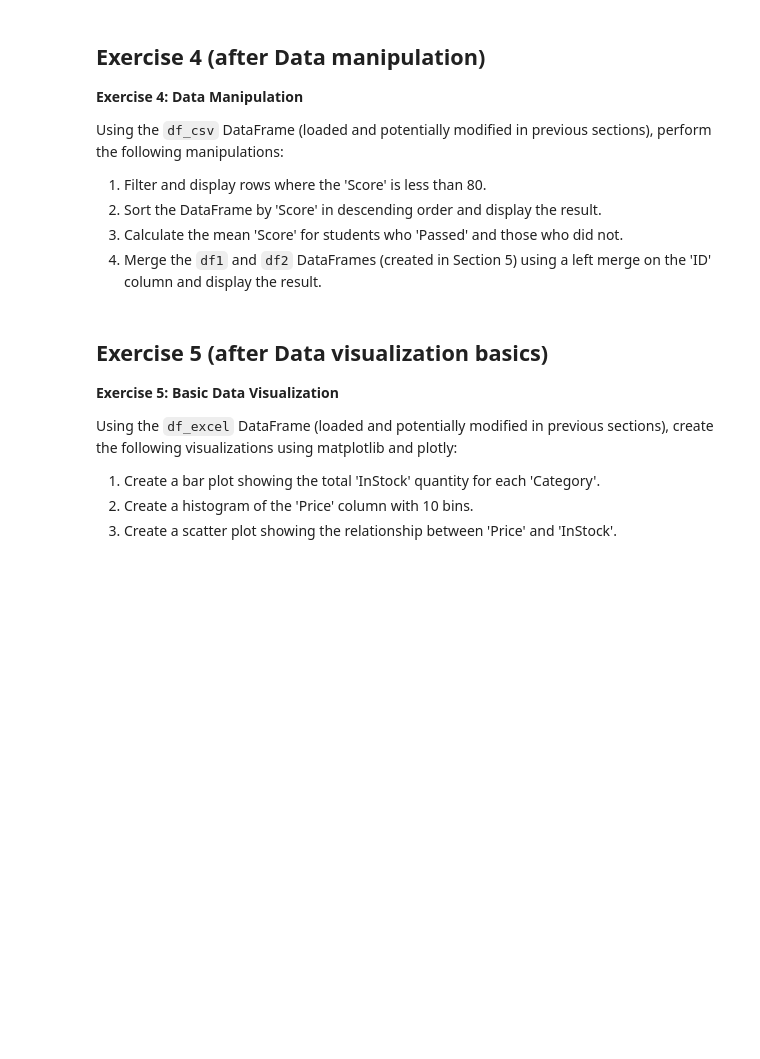
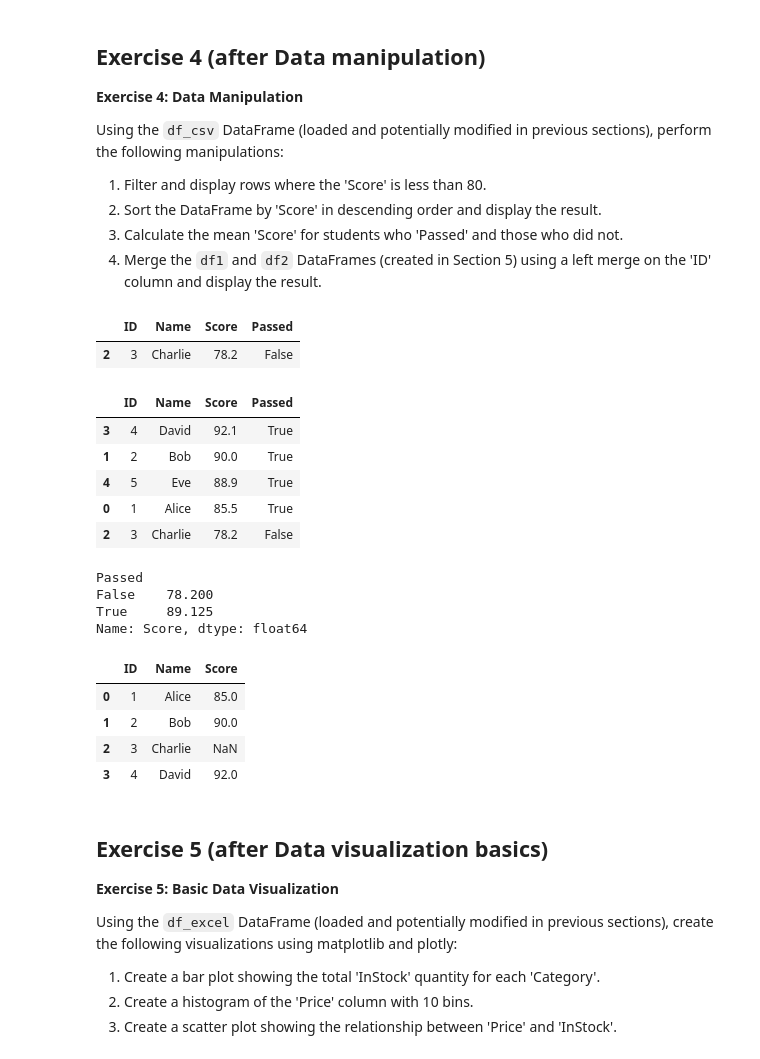
Before and after one commit to c22emigr/pythonfordatascience, a Jupyter notebook: Python_for_ds_Assignment.ipynb, the cells around one changed output. Saved outputs shown, nothing was run; the diff lists cells and outputs as text; code cells hidden in the pictures; blank space fills up the shorter version.

```diff
--- a/Python_for_ds_Assignment.ipynb
+++ b/Python_for_ds_Assignment.ipynb
@@ -2029,3 +2027,46 @@ Using the `df_csv` DataFrame (loaded and potentially modified in previous sectio
+# %%
+# Load data
+csv_data = {'ID': [1, 2, 3, 4, 5],
+            'Name': ['Alice', 'Bob', 'Charlie', 'David', 'Eve'],
+            'Score': [85.5, 90.0, 78.2, 92.1, 88.9],
+            'Passed': [True, True, False, True, True]}
+df_csv = pd.DataFrame(csv_data)
+df_csv.to_csv('sample_data.csv', index=False)
+
+# Solution 1
+high_score_filter = df_csv['Score'] < 80
+df_score_filter = df_csv[high_score_filter]
+display(df_score_filter)
+
+# Solution 2
+df_sorted_by_score_desc = df_csv.sort_values(by='Score', ascending=False)
+display(df_sorted_by_score_desc)
+
+# Solution 3
+df_mean_score = df_csv.groupby('Passed')['Score'].mean()
+display(df_mean_score)
+
+# Solution 4
+df_left_merge = pd.merge(df1, df2, on='ID', how='left')
+display(df_left_merge)
+# %% [output]
+|  | ID | Name | Score | Passed |
+| 2 | 3 | Charlie | 78.2 | False |
+|  | ID | Name | Score | Passed |
+| 3 | 4 | David | 92.1 | True |
+| 1 | 2 | Bob | 90.0 | True |
+| 4 | 5 | Eve | 88.9 | True |
+| 0 | 1 | Alice | 85.5 | True |
+| 2 | 3 | Charlie | 78.2 | False |
+Passed
+False    78.200
+True     89.125
+Name: Score, dtype: float64
+|  | ID | Name | Score |
+| 0 | 1 | Alice | 85.0 |
+| 1 | 2 | Bob | 90.0 |
+| 2 | 3 | Charlie | NaN |
+| 3 | 4 | David | 92.0 |
 # %% [markdown]
 ## Exercise 5 (after Data visualization basics)
 
```
Also changed, not shown: parts of 6 cells of this notebook, 1 other file.
